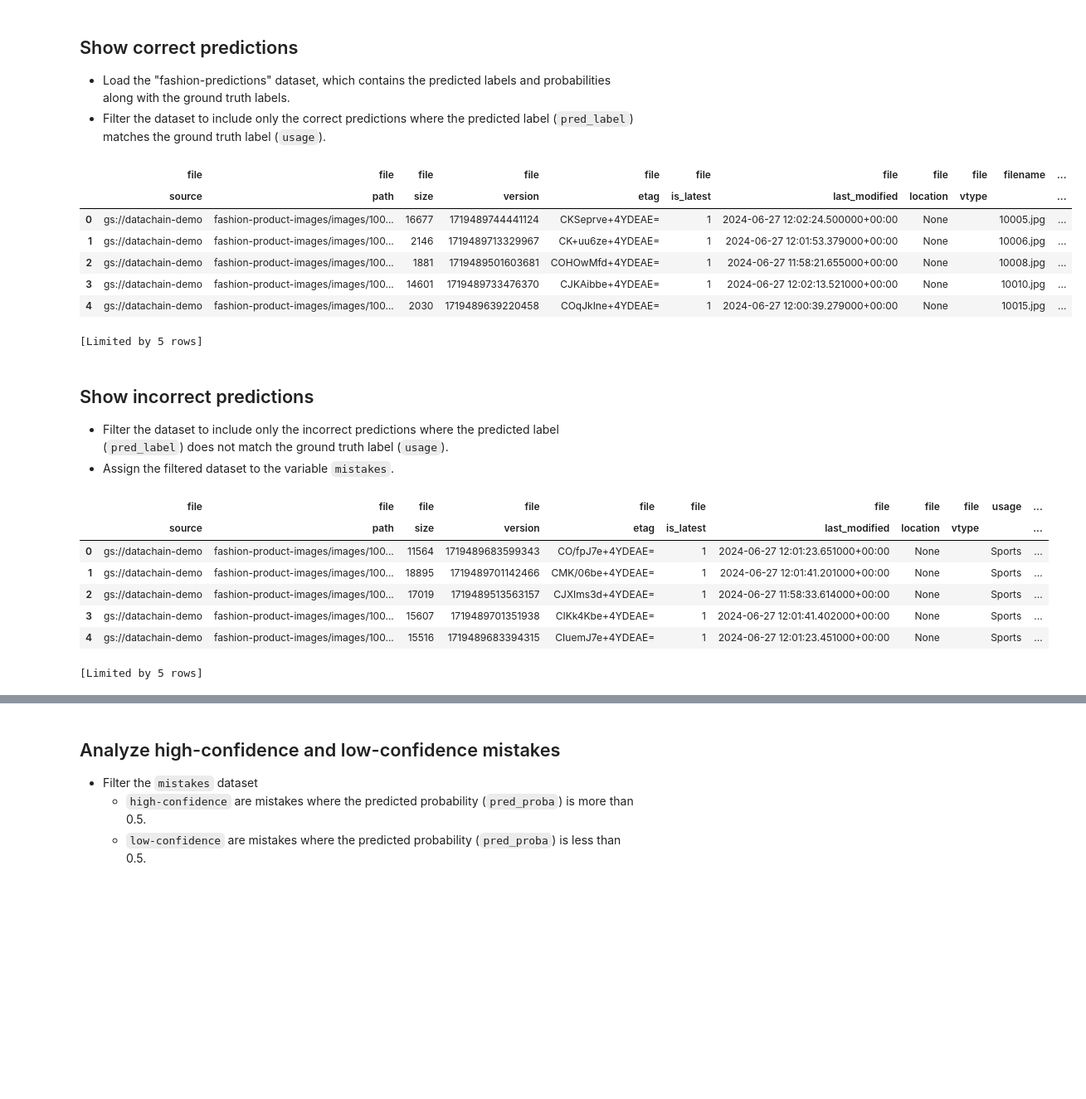
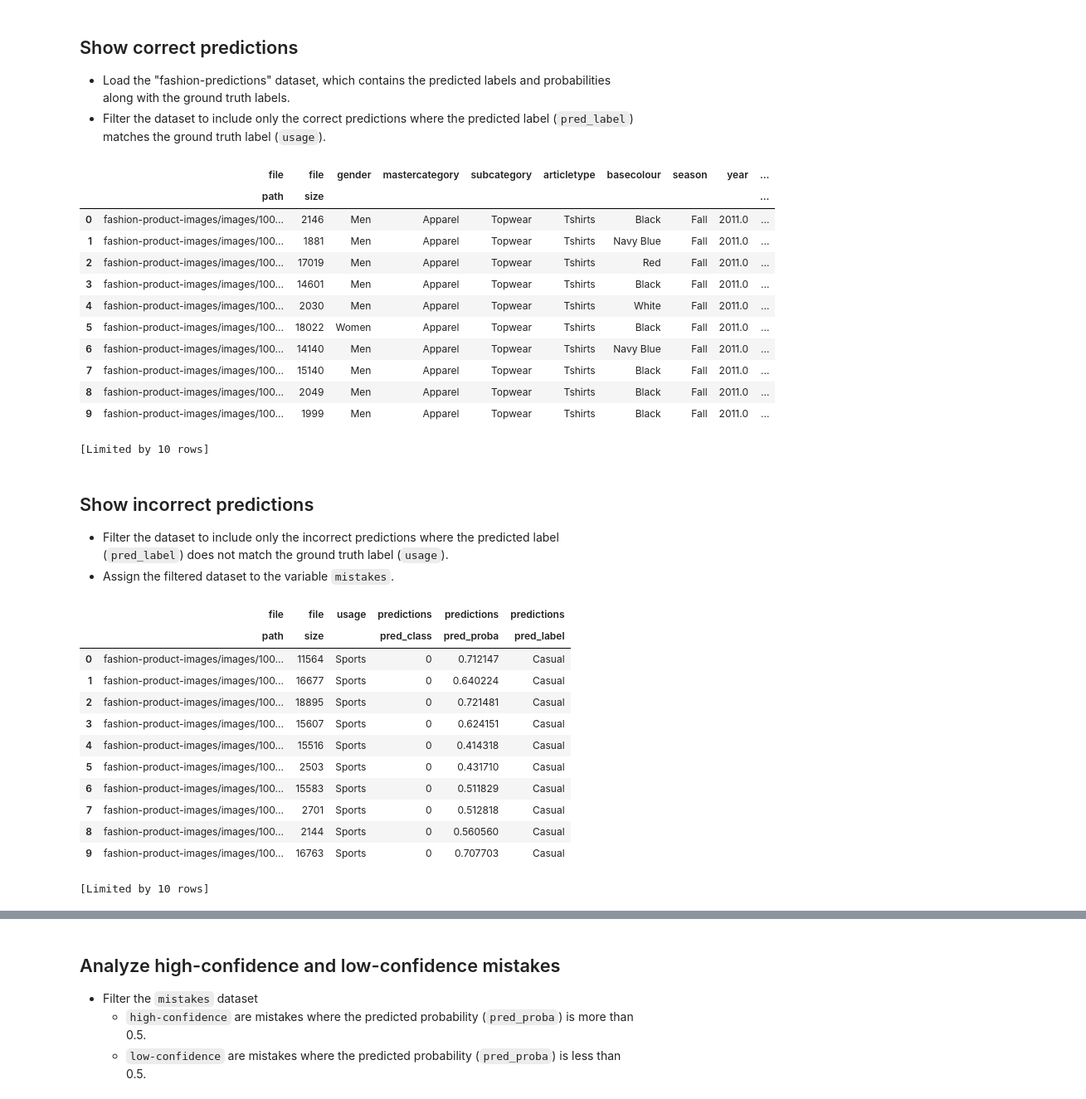
Before and after one commit to datachain-ai/datachain-examples, a Jupyter notebook: computer_vision/fashion_product_images/4-inference.ipynb, the cells around one changed output, grey strips where cells are left out. Shown at 83% size. Saved outputs shown, nothing was run; the diff lists cells and outputs as text; code cells hidden in the pictures; blank space fills up the shorter version.

```diff
--- a/computer_vision/fashion_product_images/4-inference.ipynb
+++ b/computer_vision/fashion_product_images/4-inference.ipynb
@@ -231,21 +257,25 @@ DataChain provides powerful tools to filter and examine the predictions, allowin
 - Filter the dataset to include only the correct predictions where the predicted label (`pred_label`) matches the ground truth label (`usage`).
 # %%
 # Show correct predictions
-
 (
-    dc.read_dataset("fashion-predictions")
-    .filter(C("usage") == C("predictions").pred_label)
-    .show(5)
+    dc.read_dataset("fashion-product-predictions")
+    .filter(C("usage") == C("predictions.pred_label"))
+    .show(10)
 )
 # %% [output]
-|  | file | file | file | file | file | file | file | file | file | filename | ... |
-|  | source | path | size | version | etag | is_latest | last_modified | location | vtype |  | ... |
-| 0 | gs://datachain-demo | fashion-product-images/images/100... | 16677 | 1719489744441124 | CKSeprve+4YDEAE= | 1 | 2024-06-27 12:02:24.500000+00:00 | None |  | 10005.jpg | ... |
-| 1 | gs://datachain-demo | fashion-product-images/images/100... | 2146 | 1719489713329967 | CK+uu6ze+4YDEAE= | 1 | 2024-06-27 12:01:53.379000+00:00 | None |  | 10006.jpg | ... |
-| 2 | gs://datachain-demo | fashion-product-images/images/100... | 1881 | 1719489501603681 | COHOwMfd+4YDEAE= | 1 | 2024-06-27 11:58:21.655000+00:00 | None |  | 10008.jpg | ... |
-| 3 | gs://datachain-demo | fashion-product-images/images/100... | 14601 | 1719489733476370 | CJKAibbe+4YDEAE= | 1 | 2024-06-27 12:02:13.521000+00:00 | None |  | 10010.jpg | ... |
-| 4 | gs://datachain-demo | fashion-product-images/images/100... | 2030 | 1719489639220458 | COqJkIne+4YDEAE= | 1 | 2024-06-27 12:00:39.279000+00:00 | None |  | 10015.jpg | ... |
+|  | file | file | gender | mastercategory | subcategory | articletype | basecolour | season | year | ... |
+|  | path | size |  |  |  |  |  |  |  | ... |
+| 0 | fashion-product-images/images/100... | 2146 | Men | Apparel | Topwear | Tshirts | Black | Fall | 2011.0 | ... |
+| 1 | fashion-product-images/images/100... | 1881 | Men | Apparel | Topwear | Tshirts | Navy Blue | Fall | 2011.0 | ... |
+| 2 | fashion-product-images/images/100... | 17019 | Men | Apparel | Topwear | Tshirts | Red | Fall | 2011.0 | ... |
+| 3 | fashion-product-images/images/100... | 14601 | Men | Apparel | Topwear | Tshirts | Black | Fall | 2011.0 | ... |
+| 4 | fashion-product-images/images/100... | 2030 | Men | Apparel | Topwear | Tshirts | White | Fall | 2011.0 | ... |
+| 5 | fashion-product-images/images/100... | 18022 | Women | Apparel | Topwear | Tshirts | Black | Fall | 2011.0 | ... |
+| 6 | fashion-product-images/images/100... | 14140 | Men | Apparel | Topwear | Tshirts | Navy Blue | Fall | 2011.0 | ... |
+| 7 | fashion-product-images/images/100... | 15140 | Men | Apparel | Topwear | Tshirts | Black | Fall | 2011.0 | ... |
+| 8 | fashion-product-images/images/100... | 2049 | Men | Apparel | Topwear | Tshirts | Black | Fall | 2011.0 | ... |
+| 9 | fashion-product-images/images/100... | 1999 | Men | Apparel | Topwear | Tshirts | Black | Fall | 2011.0 | ... |
-[Limited by 5 rows]
+[Limited by 10 rows]
 # %% [markdown]
 ## Show incorrect predictions
 
@@ -255,20 +285,25 @@ DataChain provides powerful tools to filter and examine the predictions, allowin
 # Show incorrect predictions
 
 mistakes = (
-    dc.read_dataset("fashion-predictions")
-    .filter(C("usage") != C("predictions").pred_label)
+    dc.read_dataset("fashion-product-predictions")
+    .filter(C("usage") != C("predictions.pred_label"))
     .select("file", "usage", "predictions")
 )
-mistakes.show(5)
+mistakes.show(10)
 # %% [output]
-|  | file | file | file | file | file | file | file | file | file | usage | ... |
-|  | source | path | size | version | etag | is_latest | last_modified | location | vtype |  | ... |
-| 0 | gs://datachain-demo | fashion-product-images/images/100... | 11564 | 1719489683599343 | CO/fpJ7e+4YDEAE= | 1 | 2024-06-27 12:01:23.651000+00:00 | None |  | Sports | ... |
-| 1 | gs://datachain-demo | fashion-product-images/images/100... | 18895 | 1719489701142466 | CMK/06be+4YDEAE= | 1 | 2024-06-27 12:01:41.201000+00:00 | None |  | Sports | ... |
-| 2 | gs://datachain-demo | fashion-product-images/images/100... | 17019 | 1719489513563157 | CJXIms3d+4YDEAE= | 1 | 2024-06-27 11:58:33.614000+00:00 | None |  | Sports | ... |
-| 3 | gs://datachain-demo | fashion-product-images/images/100... | 15607 | 1719489701351938 | CIKk4Kbe+4YDEAE= | 1 | 2024-06-27 12:01:41.402000+00:00 | None |  | Sports | ... |
-| 4 | gs://datachain-demo | fashion-product-images/images/100... | 15516 | 1719489683394315 | CIuemJ7e+4YDEAE= | 1 | 2024-06-27 12:01:23.451000+00:00 | None |  | Sports | ... |
+|  | file | file | usage | predictions | predictions | predictions |
+|  | path | size |  | pred_class | pred_proba | pred_label |
+| 0 | fashion-product-images/images/100... | 11564 | Sports | 0 | 0.712147 | Casual |
+| 1 | fashion-product-images/images/100... | 16677 | Sports | 0 | 0.640224 | Casual |
+| 2 | fashion-product-images/images/100... | 18895 | Sports | 0 | 0.721481 | Casual |
+| 3 | fashion-product-images/images/100... | 15607 | Sports | 0 | 0.624151 | Casual |
+| 4 | fashion-product-images/images/100... | 15516 | Sports | 0 | 0.414318 | Casual |
+| 5 | fashion-product-images/images/100... | 2503 | Sports | 0 | 0.431710 | Casual |
+| 6 | fashion-product-images/images/100... | 15583 | Sports | 0 | 0.511829 | Casual |
+| 7 | fashion-product-images/images/100... | 2701 | Sports | 0 | 0.512818 | Casual |
+| 8 | fashion-product-images/images/100... | 2144 | Sports | 0 | 0.560560 | Casual |
+| 9 | fashion-product-images/images/100... | 16763 | Sports | 0 | 0.707703 | Casual |
-[Limited by 5 rows]
+[Limited by 10 rows]
 # %%
 df = mistakes.to_pandas()
 print(df.shape)
```
Also changed, not shown: parts of 22 cells of this notebook.
